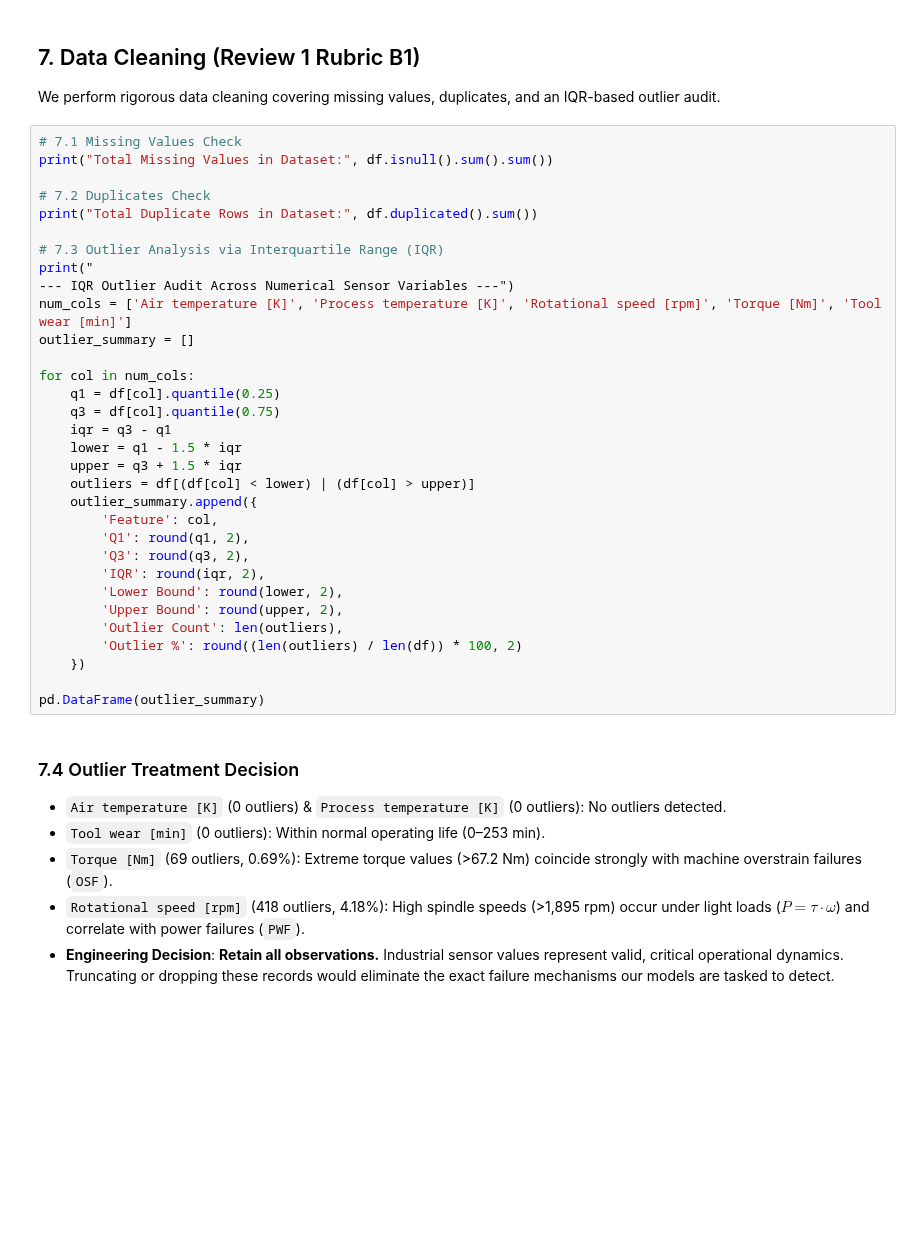
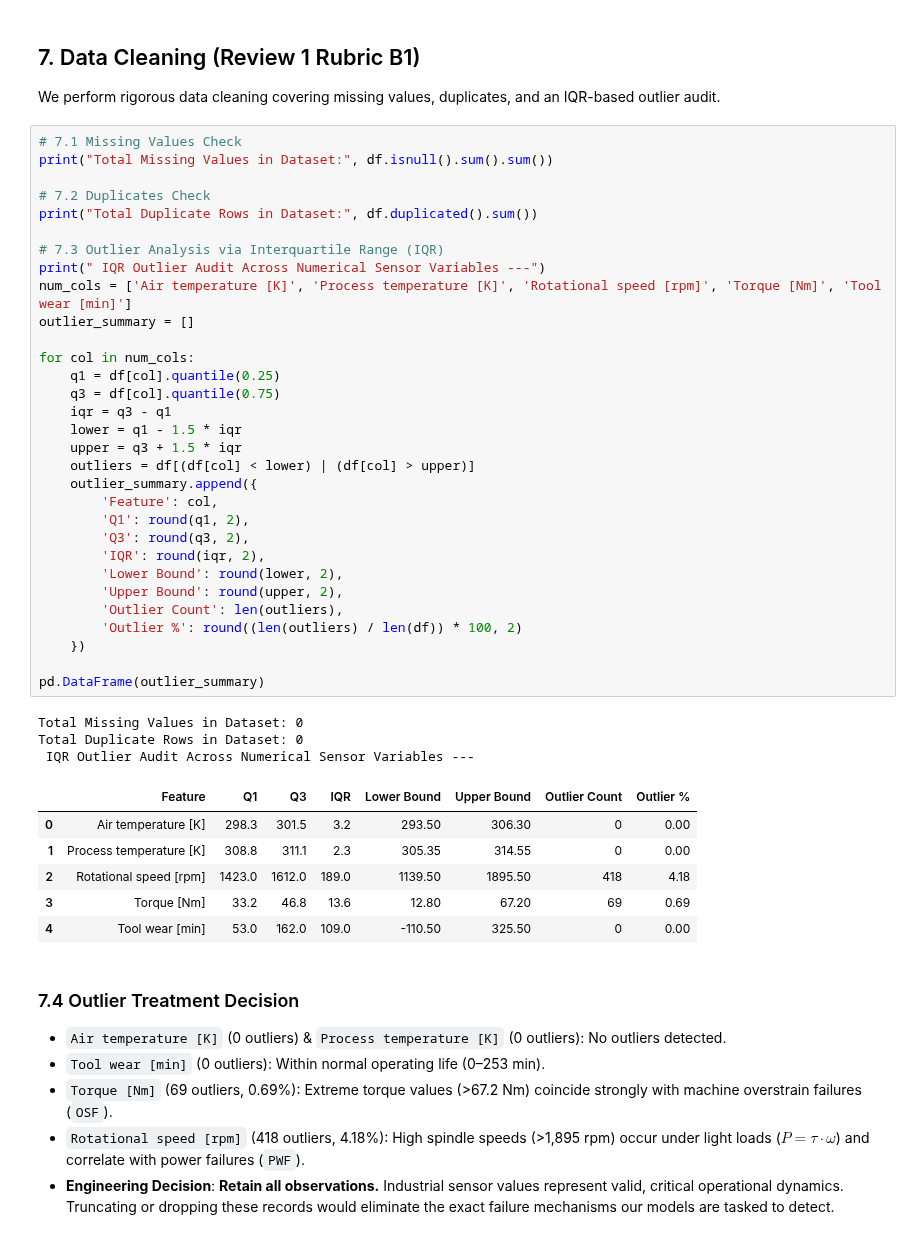
Before and after one commit to NeverCodedL/AI-Industrial-Machine-Failure-Prediction, a Jupyter notebook: main.ipynb, the cells around one changed output. Drawn from its saved outputs; the diff is of its cells as text; blank space fills up the shorter version.

```diff
--- a/main.ipynb
+++ b/main.ipynb
@@ -288,35 +319,44 @@ We perform rigorous data cleaning covering missing values, duplicates, and an IQ
 # %%
 # 7.1 Missing Values Check
 print("Total Missing Values in Dataset:", df.isnull().sum().sum())
 
 # 7.2 Duplicates Check
 print("Total Duplicate Rows in Dataset:", df.duplicated().sum())
 
 # 7.3 Outlier Analysis via Interquartile Range (IQR)
-print("
---- IQR Outlier Audit Across Numerical Sensor Variables ---")
+print(" IQR Outlier Audit Across Numerical Sensor Variables ---")
 num_cols = ['Air temperature [K]', 'Process temperature [K]', 'Rotational speed [rpm]', 'Torque [Nm]', 'Tool wear [min]']
 outlier_summary = []
 
 for col in num_cols:
     q1 = df[col].quantile(0.25)
     q3 = df[col].quantile(0.75)
     iqr = q3 - q1
     lower = q1 - 1.5 * iqr
     upper = q3 + 1.5 * iqr
     outliers = df[(df[col] < lower) | (df[col] > upper)]
     outlier_summary.append({
         'Feature': col,
         'Q1': round(q1, 2),
         'Q3': round(q3, 2),
         'IQR': round(iqr, 2),
         'Lower Bound': round(lower, 2),
         'Upper Bound': round(upper, 2),
         'Outlier Count': len(outliers),
         'Outlier %': round((len(outliers) / len(df)) * 100, 2)
     })
 
 pd.DataFrame(outlier_summary)
+# %% [output]
+Total Missing Values in Dataset: 0
+Total Duplicate Rows in Dataset: 0
+ IQR Outlier Audit Across Numerical Sensor Variables ---
+|  | Feature | Q1 | Q3 | IQR | Lower Bound | Upper Bound | Outlier Count | Outlier % |
+| 0 | Air temperature [K] | 298.3 | 301.5 | 3.2 | 293.50 | 306.30 | 0 | 0.00 |
+| 1 | Process temperature [K] | 308.8 | 311.1 | 2.3 | 305.35 | 314.55 | 0 | 0.00 |
+| 2 | Rotational speed [rpm] | 1423.0 | 1612.0 | 189.0 | 1139.50 | 1895.50 | 418 | 4.18 |
+| 3 | Torque [Nm] | 33.2 | 46.8 | 13.6 | 12.80 | 67.20 | 69 | 0.69 |
+| 4 | Tool wear [min] | 53.0 | 162.0 | 109.0 | -110.50 | 325.50 | 0 | 0.00 |
 # %% [markdown]
 ### 7.4 Outlier Treatment Decision
 - `Air temperature [K]` (0 outliers) & `Process temperature [K]` (0 outliers): No outliers detected.
```
Also changed, not shown: parts of 26 cells of this notebook.
